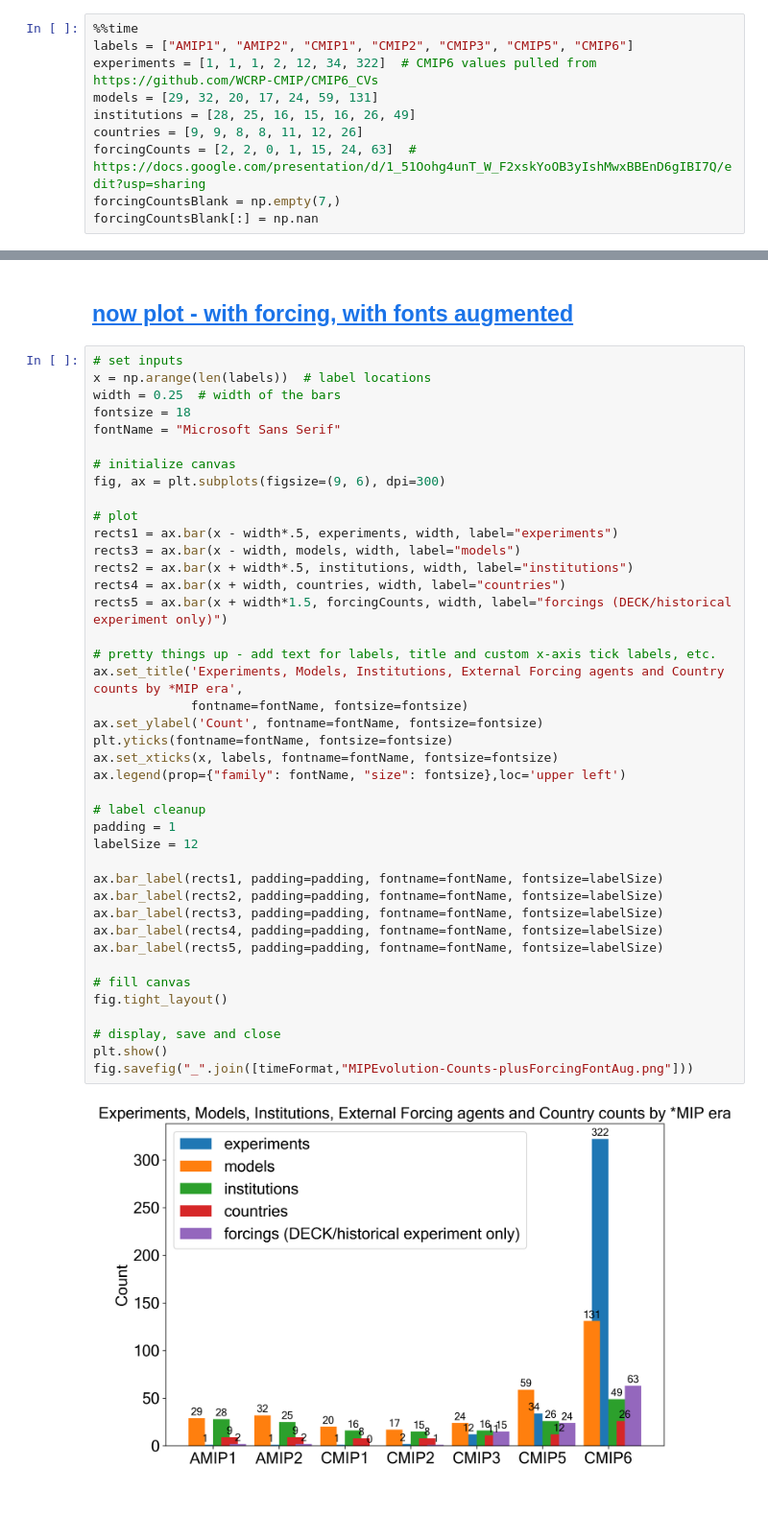
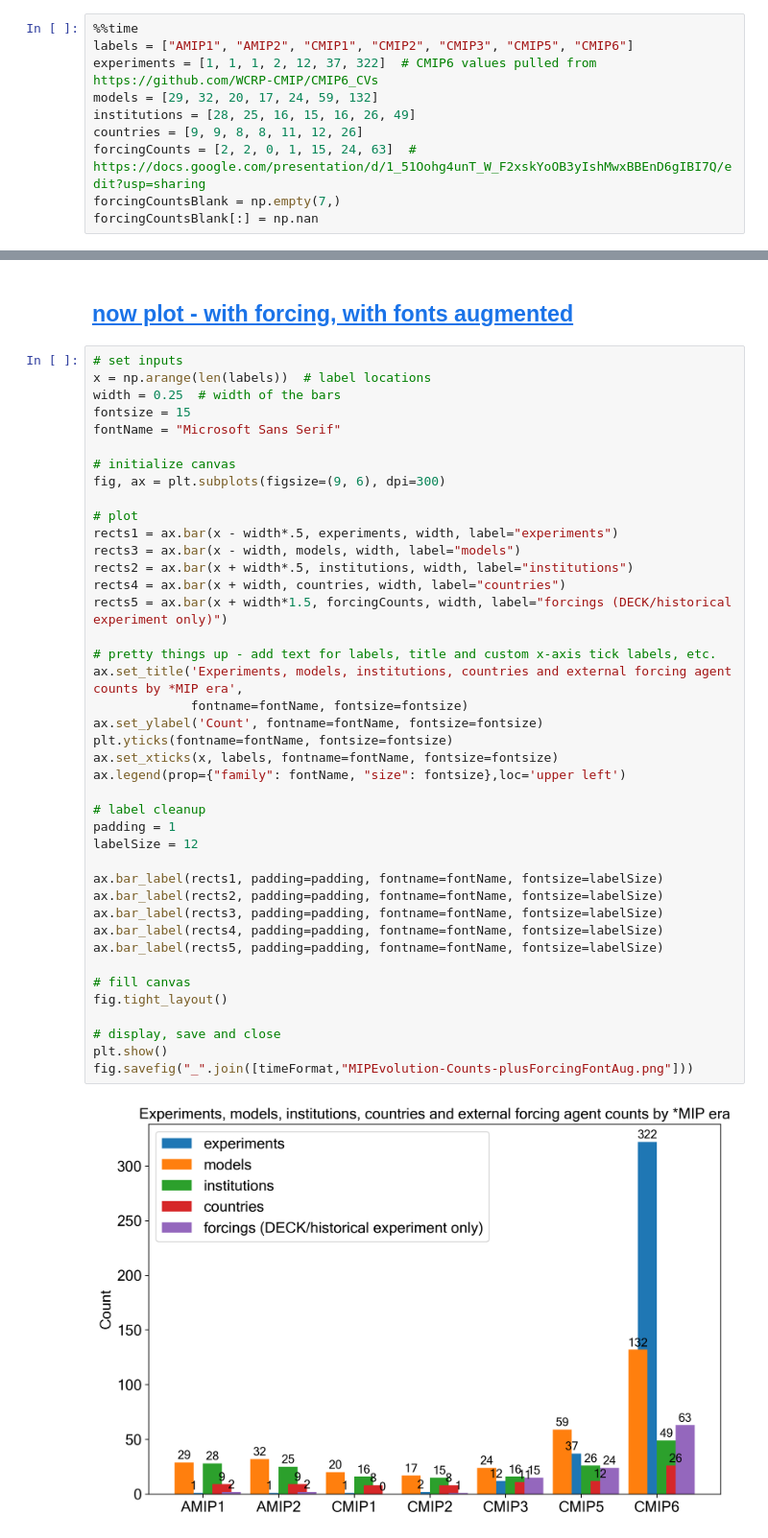
Before and after one commit to durack1/MIPPlots, a Jupyter notebook: mipEvolution.ipynb, the cells around one changed output, grey strips where cells are left out. Shown: that part at 96% size. Saved outputs shown, nothing was run; the diff lists cells and outputs as text; blank space fills up the shorter version.

Commit message:
correct exp/model counts

```diff
--- a/mipEvolution.ipynb
+++ b/mipEvolution.ipynb
@@ -32,8 +33,8 @@ Wall time: 146 µs
 # %%
 %%time
 labels = ["AMIP1", "AMIP2", "CMIP1", "CMIP2", "CMIP3", "CMIP5", "CMIP6"]
-experiments = [1, 1, 1, 2, 12, 34, 322]  # CMIP6 values pulled from https://github.com/WCRP-CMIP/CMIP6_CVs
-models = [29, 32, 20, 17, 24, 59, 131]
+experiments = [1, 1, 1, 2, 12, 37, 322]  # CMIP6 values pulled from https://github.com/WCRP-CMIP/CMIP6_CVs
+models = [29, 32, 20, 17, 24, 59, 132]
 institutions = [28, 25, 16, 15, 16, 26, 49]
 countries = [9, 9, 8, 8, 11, 12, 26]
 forcingCounts = [2, 2, 0, 1, 15, 24, 63]  # https://docs.google.com/presentation/d/1_51Oohg4unT_W_F2xskYoOB3yIshMwxBBEnD6gIBI7Q/edit?usp=sharing
@@ -138,7 +139,7 @@ fig.savefig("_".join([timeFormat,"MIPEvolution-Counts-plusForcing.png"]))
 # set inputs
 x = np.arange(len(labels))  # label locations
 width = 0.25  # width of the bars
-fontsize = 18
+fontsize = 15
 fontName = "Microsoft Sans Serif"
 
 # initialize canvas
@@ -148,32 +149,32 @@ fig, ax = plt.subplots(figsize=(9, 6), dpi=300)
 rects1 = ax.bar(x - width*.5, experiments, width, label="experiments")
 rects3 = ax.bar(x - width, models, width, label="models")
 rects2 = ax.bar(x + width*.5, institutions, width, label="institutions")
 rects4 = ax.bar(x + width, countries, width, label="countries")
 rects5 = ax.bar(x + width*1.5, forcingCounts, width, label="forcings (DECK/historical experiment only)")
 
 # pretty things up - add text for labels, title and custom x-axis tick labels, etc.
-ax.set_title('Experiments, Models, Institutions, External Forcing agents and Country counts by *MIP era',
+ax.set_title('Experiments, models, institutions, countries and external forcing agent counts by *MIP era',
              fontname=fontName, fontsize=fontsize)
 ax.set_ylabel('Count', fontname=fontName, fontsize=fontsize)
 plt.yticks(fontname=fontName, fontsize=fontsize)
 ax.set_xticks(x, labels, fontname=fontName, fontsize=fontsize)
 ax.legend(prop={"family": fontName, "size": fontsize},loc='upper left')
 
 # label cleanup
 padding = 1
 labelSize = 12
 
 ax.bar_label(rects1, padding=padding, fontname=fontName, fontsize=labelSize)
 ax.bar_label(rects2, padding=padding, fontname=fontName, fontsize=labelSize)
 ax.bar_label(rects3, padding=padding, fontname=fontName, fontsize=labelSize)
 ax.bar_label(rects4, padding=padding, fontname=fontName, fontsize=labelSize)
 ax.bar_label(rects5, padding=padding, fontname=fontName, fontsize=labelSize)
 
 # fill canvas
 fig.tight_layout()
 
 # display, save and close
 plt.show()
 fig.savefig("_".join([timeFormat,"MIPEvolution-Counts-plusForcingFontAug.png"]))
 # %% [output]
-[figure, old version]
+[figure, new version]
```
Also changed, not shown: parts of 6 cells of this notebook.
